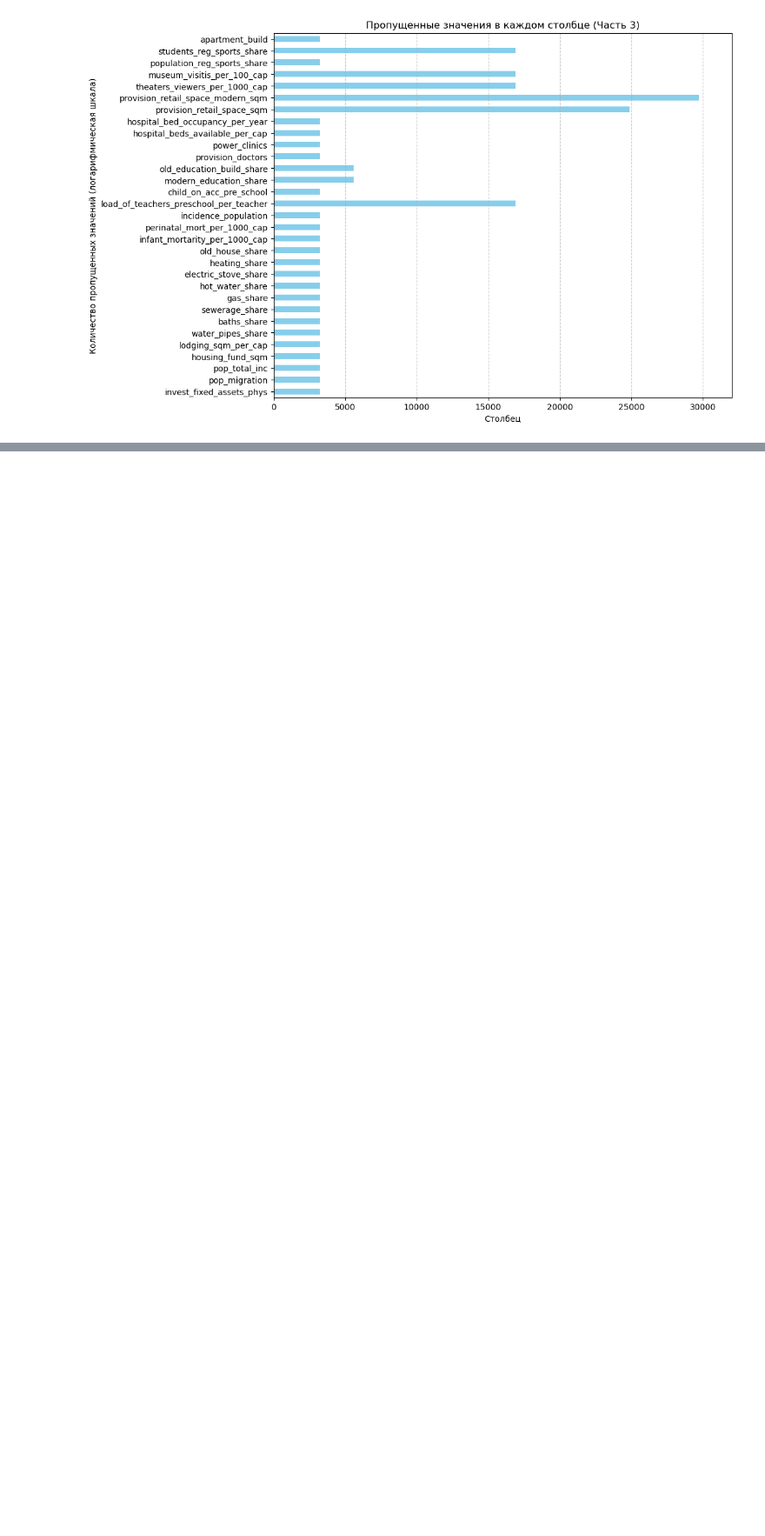
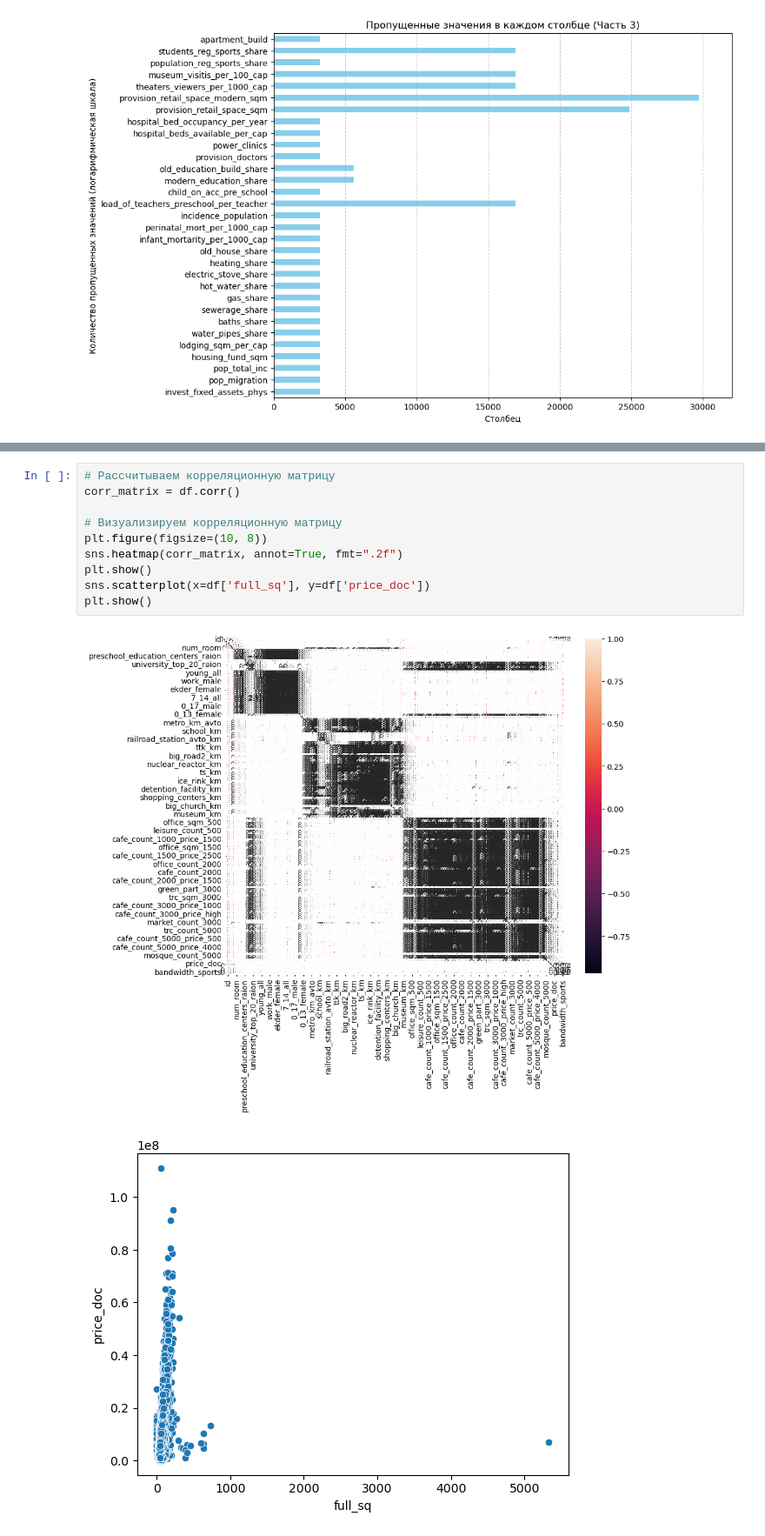
Before and after one commit to belyasshh/MoscowRealtyResearch, a Jupyter notebook: research.ipynb, the cells around one changed output, grey strips where cells are left out. Shown at 87% size. Cells and saved outputs as stored; diff of their text form; blank space fills up the shorter version.

```diff
--- a/research.ipynb
+++ b/research.ipynb
@@ -121,0 +177,13 @@ healthcare_centers_raion             0.190006
+# %%
+# Рассчитываем корреляционную матрицу
+corr_matrix = df.corr()
+
+# Визуализируем корреляционную матрицу
+plt.figure(figsize=(10, 8))
+sns.heatmap(corr_matrix, annot=True, fmt=".2f")
+plt.show()
+sns.scatterplot(x=df['full_sq'], y=df['price_doc'])
+plt.show()
+# %% [output]
+[figure, added]
+[figure, added]
```
Also changed, not shown: parts of 7 cells of this notebook, 1 other file.
